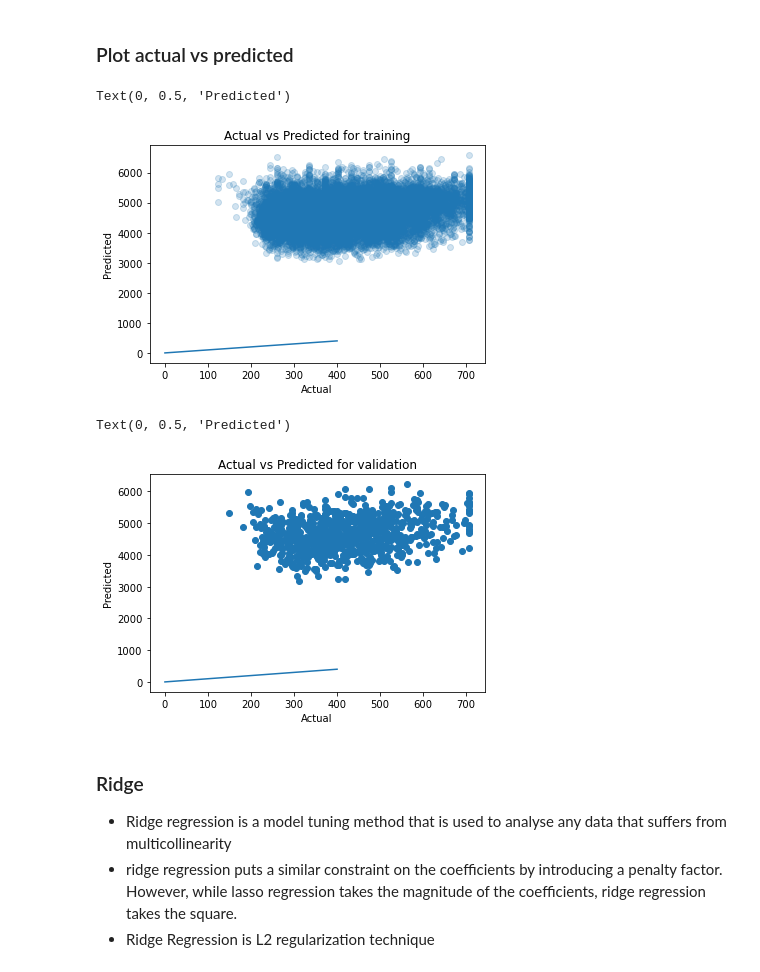
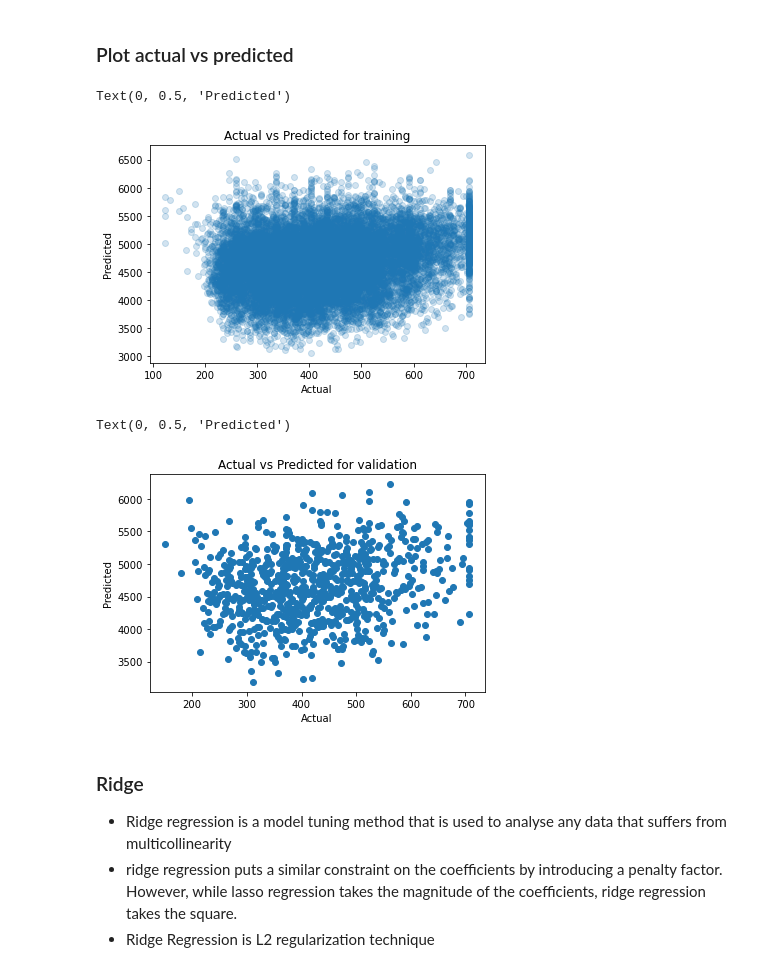
Before and after one commit to Jainlo/cali-housing-prices, a Jupyter notebook: src/abdulrahman.ipynb, the cells around one changed output. Cells and saved outputs as stored; diff of their text form; code cells hidden in the pictures.

```diff
--- a/src/abdulrahman.ipynb
+++ b/src/abdulrahman.ipynb
@@ -150,24 +150,24 @@ list(zip(X_train.columns, lm_lasso.coef_))
 # %%
 # Fitted vs. Actual
 y_train_pred = lm_lasso.predict(X_train)
 plt.scatter(y_train, y_train_pred, alpha=0.2)
-plt.plot([0, 400], [0, 400])
+#plt.plot([0, 400], [0, 400])
 plt.title('Actual vs Predicted for training')
 plt.xlabel('Actual')
 plt.ylabel('Predicted')
 # %% [output]
 Text(0, 0.5, 'Predicted')
-[figure, old version]
+[figure, new version]
 # %%
 y_vall_pred = lm_lasso.predict(X_val)
 plt.scatter(y_val, y_vall_pred)
-plt.plot([0, 400], [0, 400])
+#plt.plot([0, 400], [0, 400])
 plt.title('Actual vs Predicted for validation')
 plt.xlabel('Actual')
 plt.ylabel('Predicted')
 # %% [output]
 Text(0, 0.5, 'Predicted')
-[figure, old version]
+[figure, new version]
 # %% [markdown]
 ### Ridge
  - Ridge regression is a model tuning method that is used to analyse any data that suffers from multicollinearity
```
Also changed, not shown: parts of 4 cells of this notebook, 2 other files.
